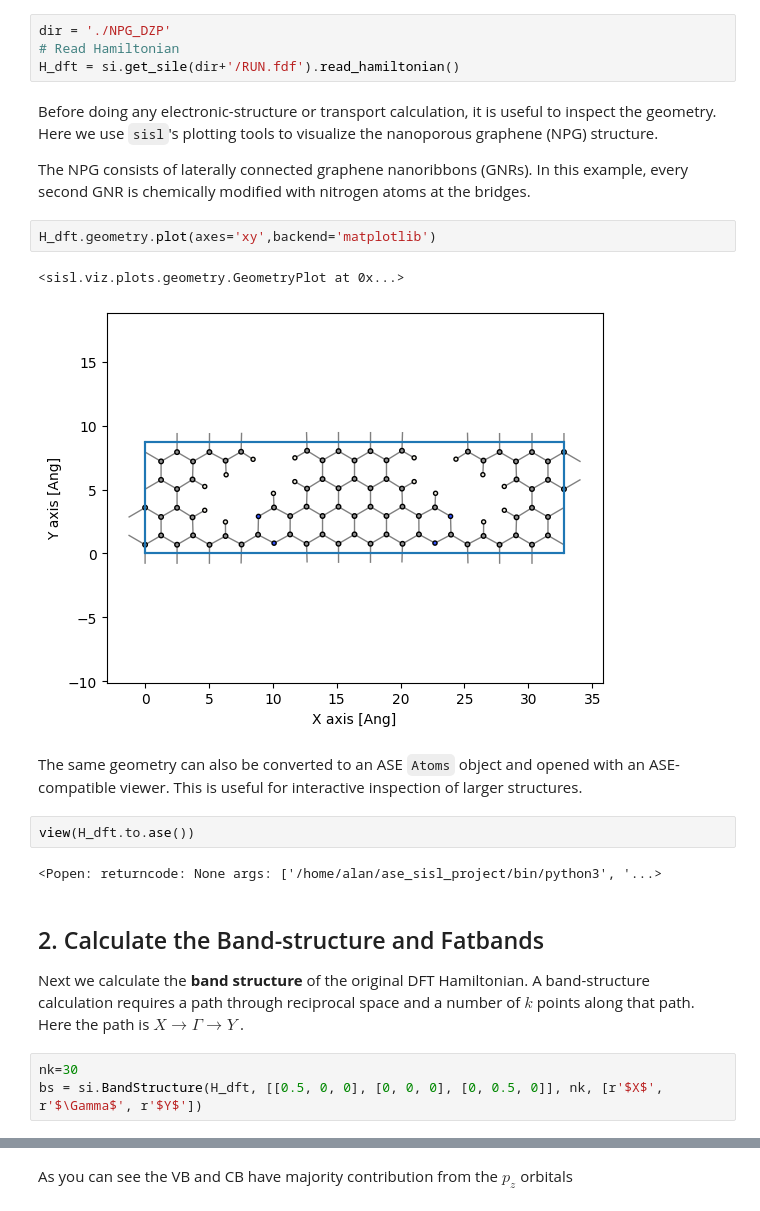
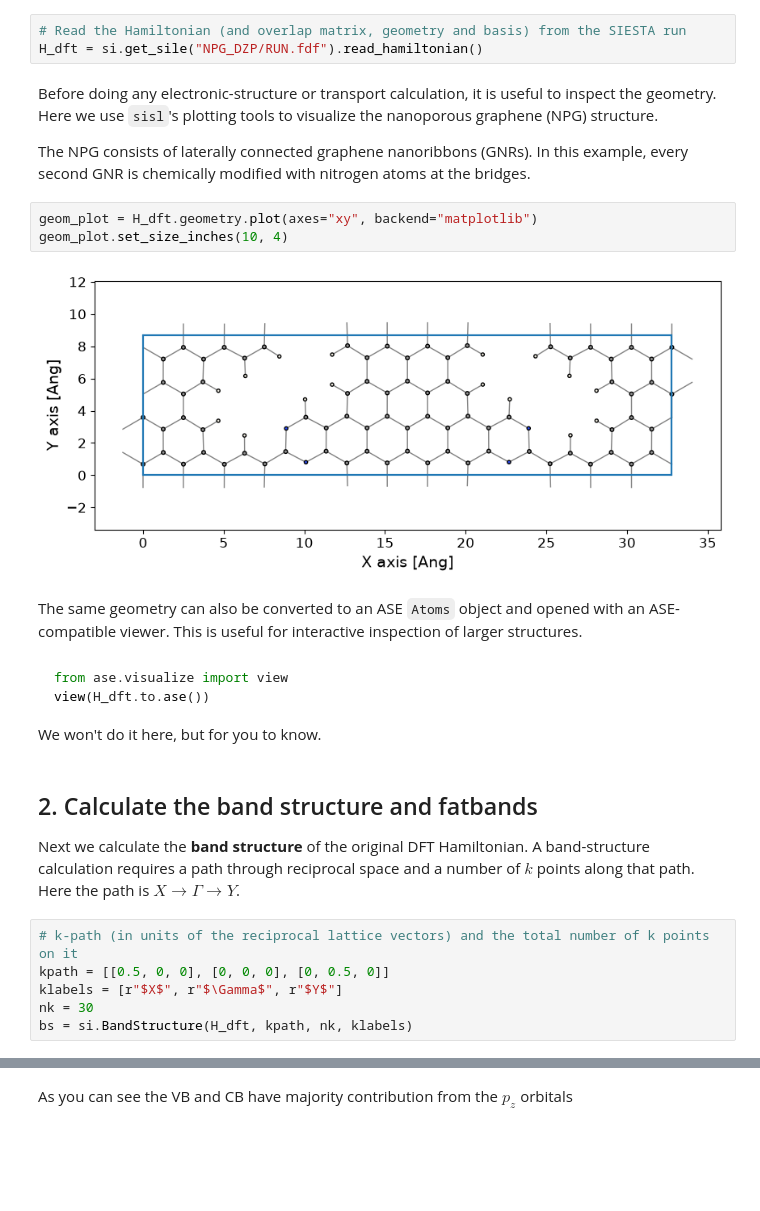
Before and after one commit to alananaya230798/Transiesta_School_2026, a Jupyter notebook: Orbital_Prunning/Orbital_Prunning.ipynb, the cells around one changed output, grey strips where cells are left out. Cells and saved outputs as stored; diff of their text form; blank space fills up the shorter version.

````diff
--- a/Orbital_Prunning/Orbital_Prunning.ipynb
+++ b/Orbital_Prunning/Orbital_Prunning.ipynb
@@ -35,28 +64,31 @@ Tutorial made by Niels Gabriel and Alan Anaya
 # %% [markdown]
 We begin with a **precomputed DFT Hamiltonian from SIESTA**. `sisl` can read the Hamiltonian directly from the SIESTA input/output files. The resulting object contains both the atomic geometry and the Hamiltonian/overlap matrices needed for the following analysis.
 # %%
-dir = './NPG_DZP'
-# Read Hamiltonian
-H_dft = si.get_sile(dir+'/RUN.fdf').read_hamiltonian()
+# Read the Hamiltonian (and overlap matrix, geometry and basis) from the SIESTA run
+H_dft = si.get_sile("NPG_DZP/RUN.fdf").read_hamiltonian()
 # %% [markdown]
 Before doing any electronic-structure or transport calculation, it is useful to inspect the geometry. Here we use `sisl`'s plotting tools to visualize the nanoporous graphene (NPG) structure.
 
 The NPG consists of laterally connected graphene nanoribbons (GNRs). In this example, every second GNR is chemically modified with nitrogen atoms at the bridges.
 # %%
-H_dft.geometry.plot(axes='xy',backend='matplotlib')
+geom_plot = H_dft.geometry.plot(axes="xy", backend="matplotlib")
+geom_plot.set_size_inches(10, 4)
 # %% [output]
-<sisl.viz.plots.geometry.GeometryPlot at 0x...>
-[figure, old version]
+[figure, new version]
 # %% [markdown]
 The same geometry can also be converted to an ASE `Atoms` object and opened with an ASE-compatible viewer. This is useful for interactive inspection of larger structures.
-# %%
-view(H_dft.to.ase())
-# %% [output]
-<Popen: returncode: None args: ['/home/alan/ase_sisl_project/bin/python3', '...>
+# %% [markdown]
+```python
+from ase.visualize import view
+view(H_dft.to.ase())
+```
+We won't do it here, but for you to know.
 # %% [markdown]
-## 2. Calculate the Band-structure and Fatbands
-Next we calculate the **band structure** of the original DFT Hamiltonian. A band-structure calculation requires a path through reciprocal space and a number of $k$ points along that path. Here the path is $X \rightarrow\Gamma
-\rightarrow Y$.
+## 2. Calculate the band structure and fatbands
+Next we calculate the **band structure** of the original DFT Hamiltonian. A band-structure calculation requires a path through reciprocal space and a number of $k$ points along that path. Here the path is $X \rightarrow\Gamma\rightarrow Y$.
 # %%
-nk=30
-bs = si.BandStructure(H_dft, [[0.5, 0, 0], [0, 0, 0], [0, 0.5, 0]], nk, [r'$X$', r'$\Gamma$', r'$Y$'])
+# k-path (in units of the reciprocal lattice vectors) and the total number of k points on it
+kpath = [[0.5, 0, 0], [0, 0, 0], [0, 0.5, 0]]
+klabels = [r"$X$", r"$\Gamma$", r"$Y$"]
+nk = 30
+bs = si.BandStructure(H_dft, kpath, nk, klabels)
````
Also changed, not shown: parts of 69 cells of this notebook.
